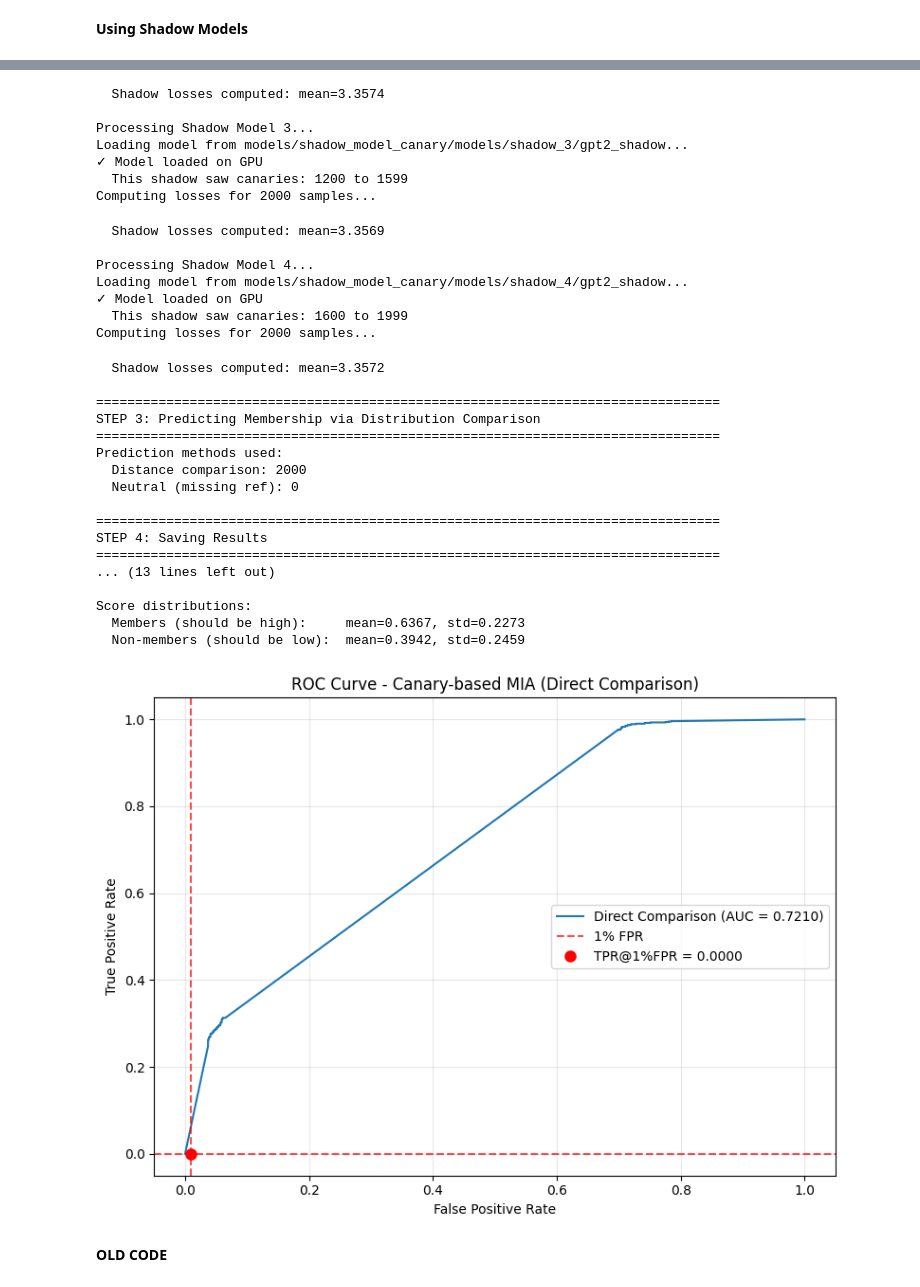
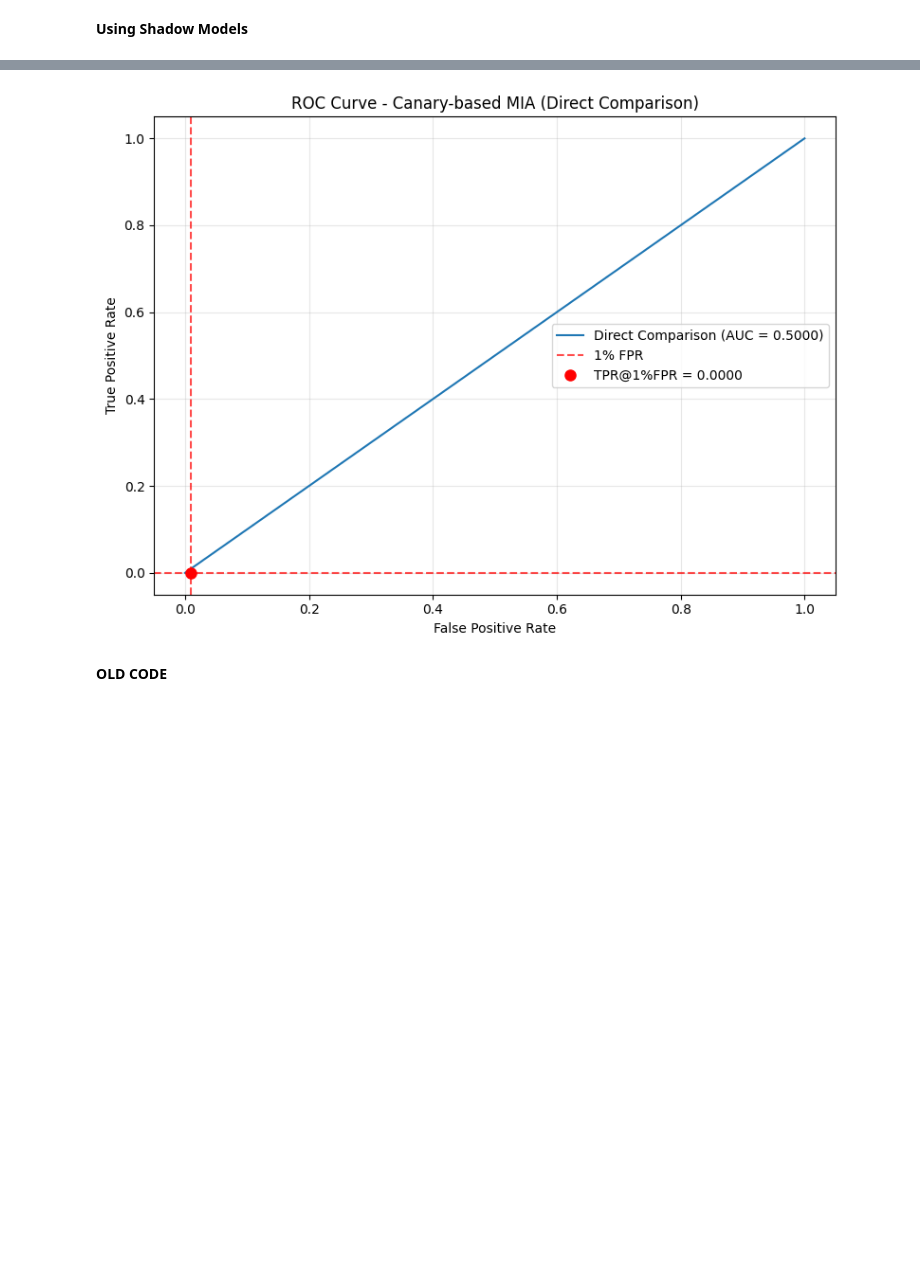
Before and after one commit to SuperMusey/FoundationOfPrivacy, a Jupyter notebook: MIA_phase2_3.ipynb, the cells around one changed output, grey strips where cells are left out. Drawn from its saved outputs; the diff is of its cells as text; code cells hidden in the pictures; blank space fills up the shorter version.

```diff
--- a/MIA_phase2_3.ipynb
+++ b/MIA_phase2_3.ipynb
@@ -574,7 +575,7 @@ def main():
 
     # Configuration - UPDATE THESE PATHS
     TARGET_MODEL_PATH = "./models/train/gpt2_3_lora32_adamw_b8_lr2"
-    SHADOW_MODEL_DIR = "./models/shadow_model_canary/models"  # Adjust if different
+    SHADOW_MODEL_DIR = "./models/shadow_model_canary/"  # Adjust if different
     TARGET_TEST_PATH = "./data/train/test.json"
     CANARY_DATA_DIR = "./data/shadow_data_canary"  # Where canary_data_gen.py saved data
     MAX_LEN = 512
@@ -870,35 +864,4 @@ Computing losses for 2000 samples...
-  Shadow losses computed: mean=3.3574
-
-Processing Shadow Model 3...
-Loading model from models/shadow_model_canary/models/shadow_3/gpt2_shadow...
-✓ Model loaded on GPU
-  This shadow saw canaries: 1200 to 1599
-Computing losses for 2000 samples...
-  Shadow losses computed: mean=3.3569
-
-Processing Shadow Model 4...
-Loading model from models/shadow_model_canary/models/shadow_4/gpt2_shadow...
-✓ Model loaded on GPU
-  This shadow saw canaries: 1600 to 1999
-Computing losses for 2000 samples...
-  Shadow losses computed: mean=3.3572
-
-================================================================================
-STEP 3: Predicting Membership via Distribution Comparison
-================================================================================
-Prediction methods used:
-  Distance comparison: 2000
-  Neutral (missing ref): 0
-
-================================================================================
-STEP 4: Saving Results
-================================================================================
-... (13 lines left out)
-
-Score distributions:
-  Members (should be high):     mean=0.6367, std=0.2273
-  Non-members (should be low):  mean=0.3942, std=0.2459
-[figure, old version]
+[figure, new version]
 # %%
 import torch, gc
 gc.collect()
```
Also changed, not shown: parts of 2 cells of this notebook.
